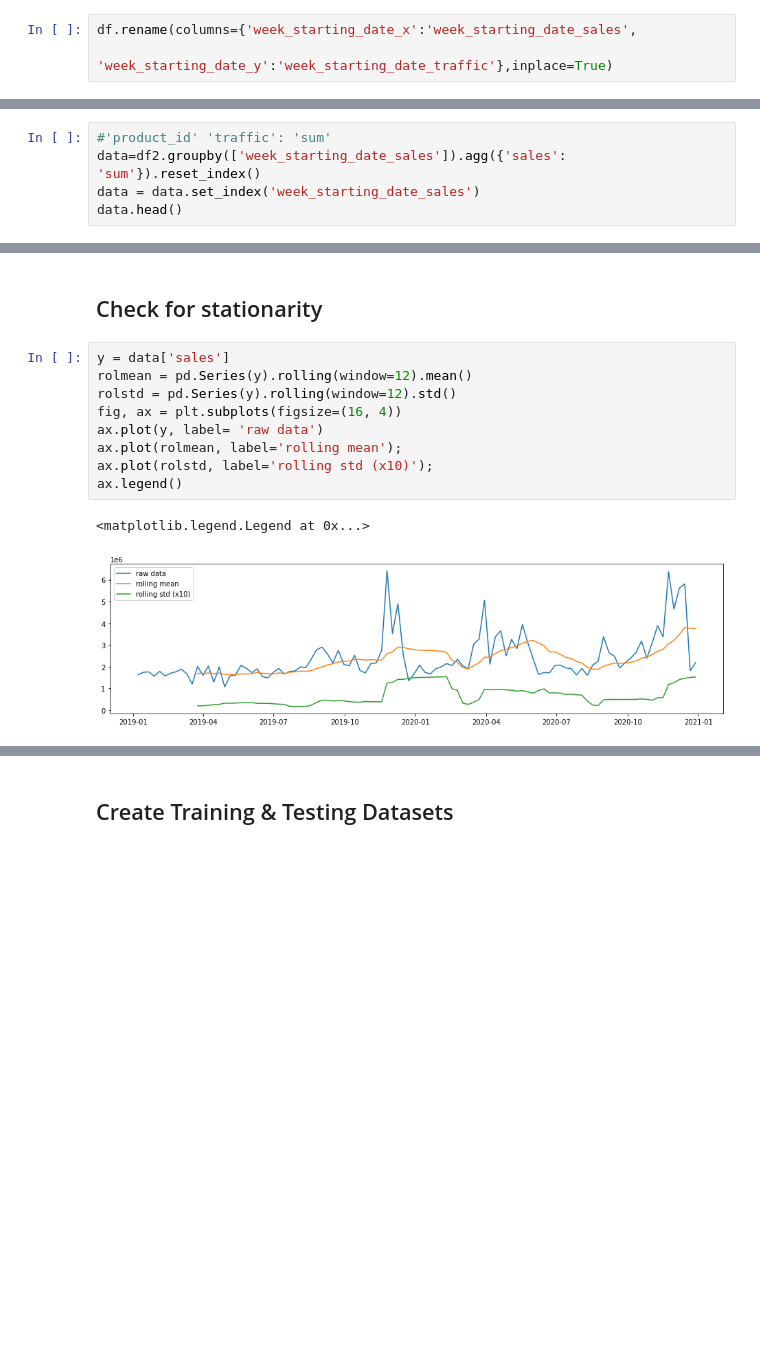
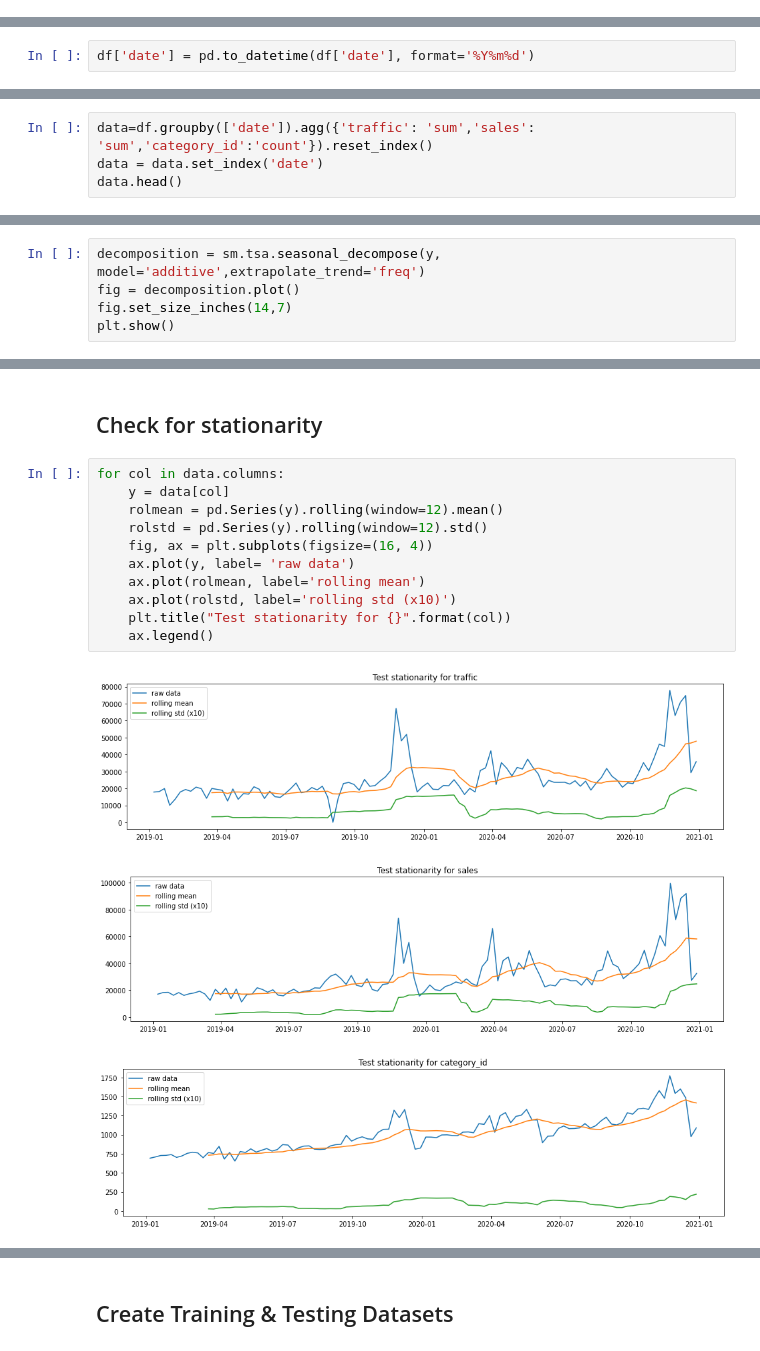
Before and after one commit to mikolaj-halemba/Predictive-task, a Jupyter notebook: Predictive task description.ipynb, the cells around one changed output, grey strips where cells are left out. Saved outputs shown, nothing was run; the diff lists cells and outputs as text; blank space fills up the shorter version.

Commit message:
update model 2

```diff
--- a/Predictive task description.ipynb
+++ b/Predictive task description.ipynb
@@ -54,6 +44,3 @@ df.head()
-# %%
-df.rename(columns={'week_starting_date_x':'week_starting_date_sales',
-                   'week_starting_date_y':'week_starting_date_traffic'},inplace=True)
 # %%
 df.describe()
 # %% [output]
@@ -94,2 +86,4 @@ df.head()
+# %%
+df['date'] = pd.to_datetime(df['date'], format='%Y%m%d')
 # %%
 df2 = df.copy(deep=True)
@@ -185,6 +128,5 @@ df.head()
 # %%
-#'product_id' 'traffic': 'sum'
-data=df2.groupby(['week_starting_date_sales']).agg({'sales': 'sum'}).reset_index()
-data = data.set_index('week_starting_date_sales')
+data=df.groupby(['date']).agg({'traffic': 'sum','sales': 'sum','category_id':'count'}).reset_index()
+data = data.set_index('date')
 data.head()
 # %% [output]
@@ -233,0 +163,5 @@ Text(0, 0.5, 'Residual')
+# %%
+decomposition = sm.tsa.seasonal_decompose(y, model='additive',extrapolate_trend='freq')
+fig = decomposition.plot()
+fig.set_size_inches(14,7)
+plt.show()
@@ -237,15 +173,18 @@ Text(0, 0.5, 'Residual')
 # %% [markdown]
 ## Check for stationarity
 # %%
-y = data['sales']
-rolmean = pd.Series(y).rolling(window=12).mean()
-rolstd = pd.Series(y).rolling(window=12).std()
-fig, ax = plt.subplots(figsize=(16, 4))
-ax.plot(y, label= 'raw data')
-ax.plot(rolmean, label='rolling mean');
-ax.plot(rolstd, label='rolling std (x10)');
-ax.legend()
+for col in data.columns:
+    y = data[col]
+    rolmean = pd.Series(y).rolling(window=12).mean()
+    rolstd = pd.Series(y).rolling(window=12).std()
+    fig, ax = plt.subplots(figsize=(16, 4))
+    ax.plot(y, label= 'raw data')
+    ax.plot(rolmean, label='rolling mean')
+    ax.plot(rolstd, label='rolling std (x10)')
+    plt.title("Test stationarity for {}".format(col))
+    ax.legend()
 # %% [output]
-<matplotlib.legend.Legend at 0x...>
-[figure, old version]
+[figure, new version]
+[figure, added]
+[figure, added]
 # %%
```
Also changed, not shown: parts of 77 cells of this notebook.
